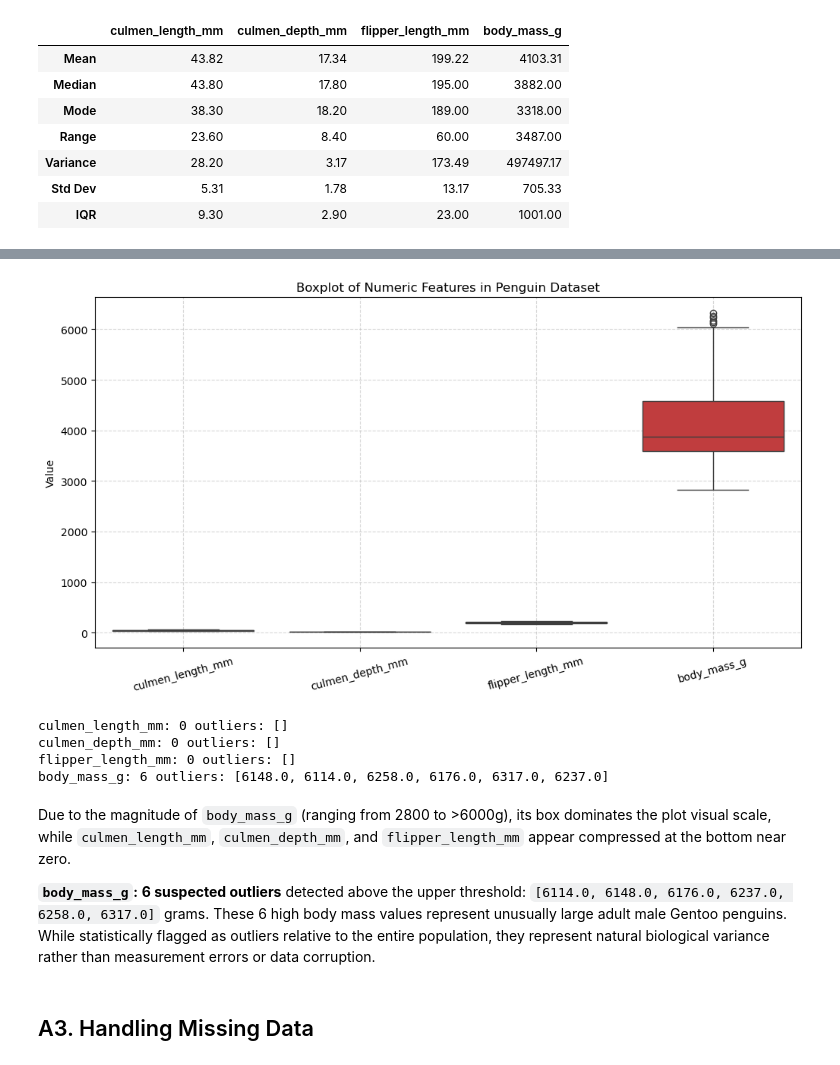
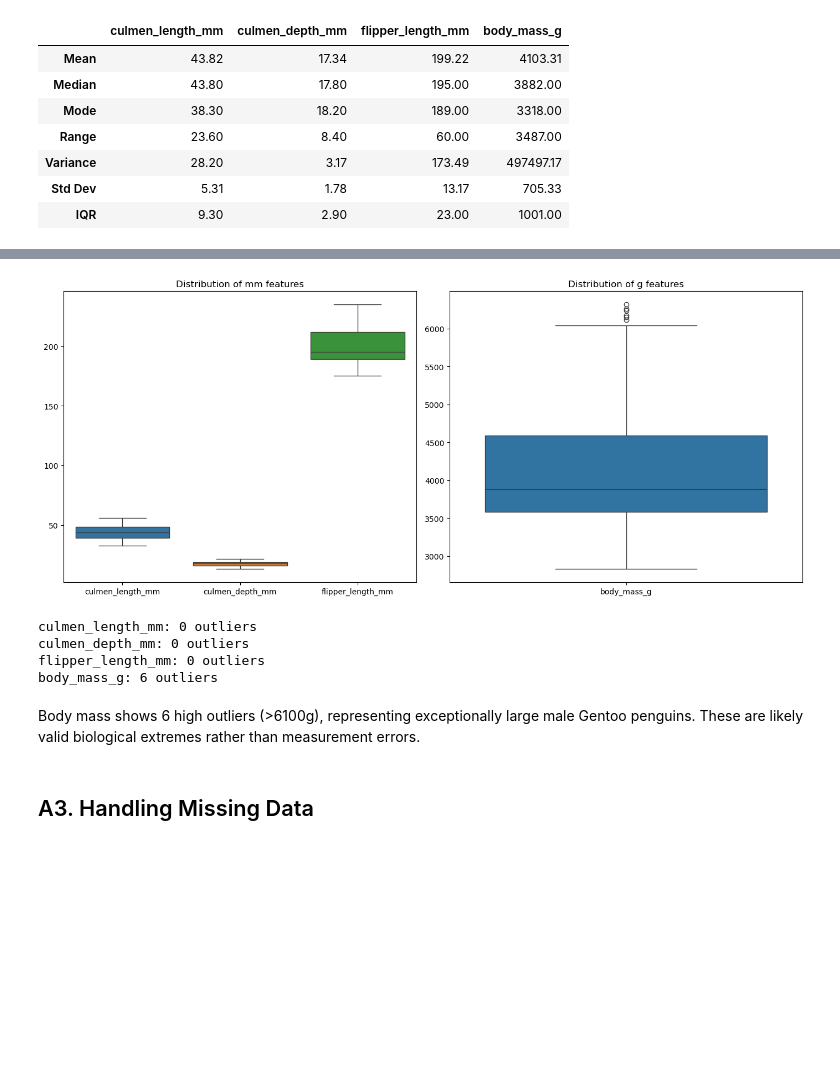
Before and after one commit to JohannFloydmann/MachineLearning, a Jupyter notebook: sis1/sis1.ipynb, the cells around one changed output, grey strips where cells are left out. Cells and saved outputs as stored; diff of their text form; code cells hidden in the pictures; blank space fills up the shorter version.

```diff
--- a/sis1/sis1.ipynb
+++ b/sis1/sis1.ipynb
@@ -98,34 +78,28 @@ stats_df.round(2)
 # %%
-plt.figure(figsize=(12, 6))
-sns.boxplot(data=df[numeric_cols])
-plt.title("Boxplot of Numeric Features in Penguin Dataset")
-plt.ylabel("Value")
-plt.xticks(rotation=15)
-plt.grid(True, linestyle="--", alpha=0.5)
+fig, axes = plt.subplots(1, 2, figsize=(14, 6))
+axes[0].set_title("Distribution of mm features")
+axes[1].set_title('Distribution of g features')
+sns.boxplot(data=df[numeric_cols[:3]], ax=axes[0])
+sns.boxplot(data=df[numeric_cols[3:]], ax=axes[1])
+plt.tight_layout()
 plt.show()
 # %% [output]
-[figure, old version]
+[figure, new version]
 # %%
 for col in numeric_cols:
     s = df[col].dropna()
-    q25, q75 = s.quantile(0.25), s.quantile(0.75)
-    iqr = q75 - q25
-    lower_bound = q25 - 1.5 * iqr
-    upper_bound = q75 + 1.5 * iqr
-
-    outliers = s[(s < lower_bound) | (s > upper_bound)]
-    print(f"{col}: {len(outliers)} outliers: {outliers.tolist()}")
+    Q1, Q3 = s.quantile(0.25), s.quantile(0.75)
+    IQR = Q3 - Q1
+    outliers = s[(s < Q1 - 1.5*IQR) | (s > Q3 + 1.5*IQR)]
+    print(f'{col}: {len(outliers)} outliers')
 # %% [output]
-culmen_length_mm: 0 outliers: []
-culmen_depth_mm: 0 outliers: []
-flipper_length_mm: 0 outliers: []
-body_mass_g: 6 outliers: [6148.0, 6114.0, 6258.0, 6176.0, 6317.0, 6237.0]
+culmen_length_mm: 0 outliers
+culmen_depth_mm: 0 outliers
+flipper_length_mm: 0 outliers
+body_mass_g: 6 outliers
 # %% [markdown]
-
-Due to the magnitude of `body_mass_g` (ranging from 2800 to >6000g), its box dominates the plot visual scale, while `culmen_length_mm`, `culmen_depth_mm`, and `flipper_length_mm` appear compressed at the bottom near zero.
-
- **`body_mass_g`:** **6 suspected outliers** detected above the upper threshold: `[6114.0, 6148.0, 6176.0, 6237.0, 6258.0, 6317.0]` grams.
- These 6 high body mass values represent unusually large adult male Gentoo penguins. While statistically flagged as outliers relative to the entire population, they represent natural biological variance rather than measurement errors or data corruption.
+Body mass shows 6 high outliers (>6100g), representing exceptionally large male Gentoo penguins.
+These are likely valid biological extremes rather than measurement errors.
 # %% [markdown]
 ## A3. Handling Missing Data
 # %%
```
Also changed, not shown: parts of 36 cells of this notebook, 2 other files.
